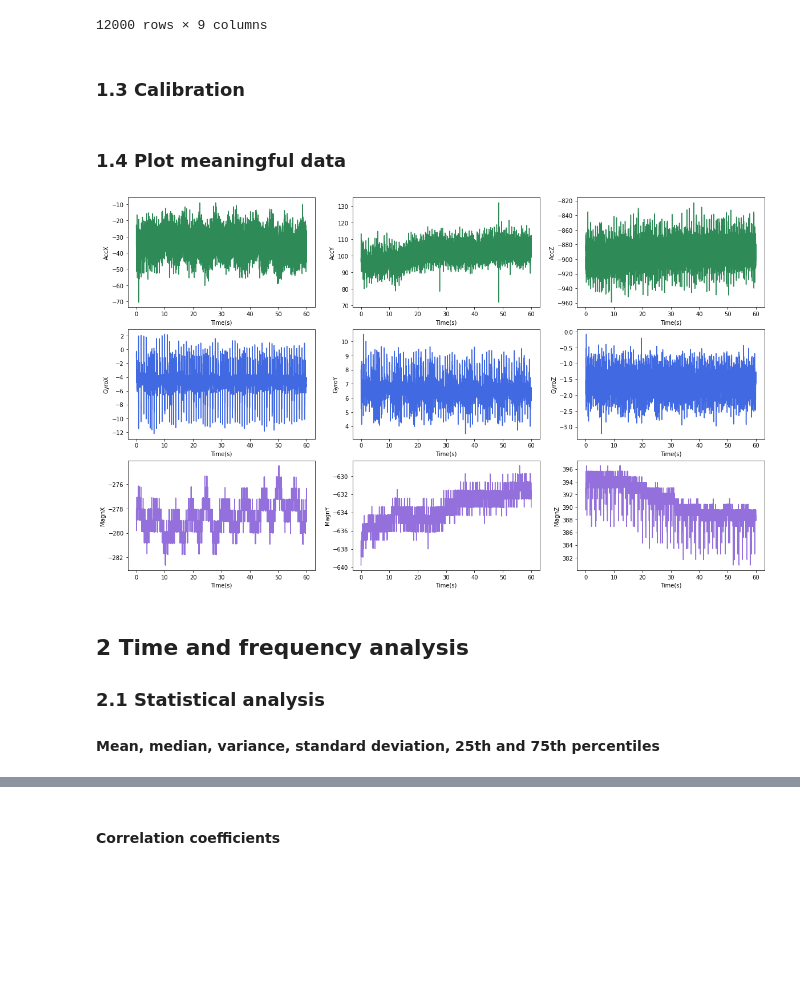
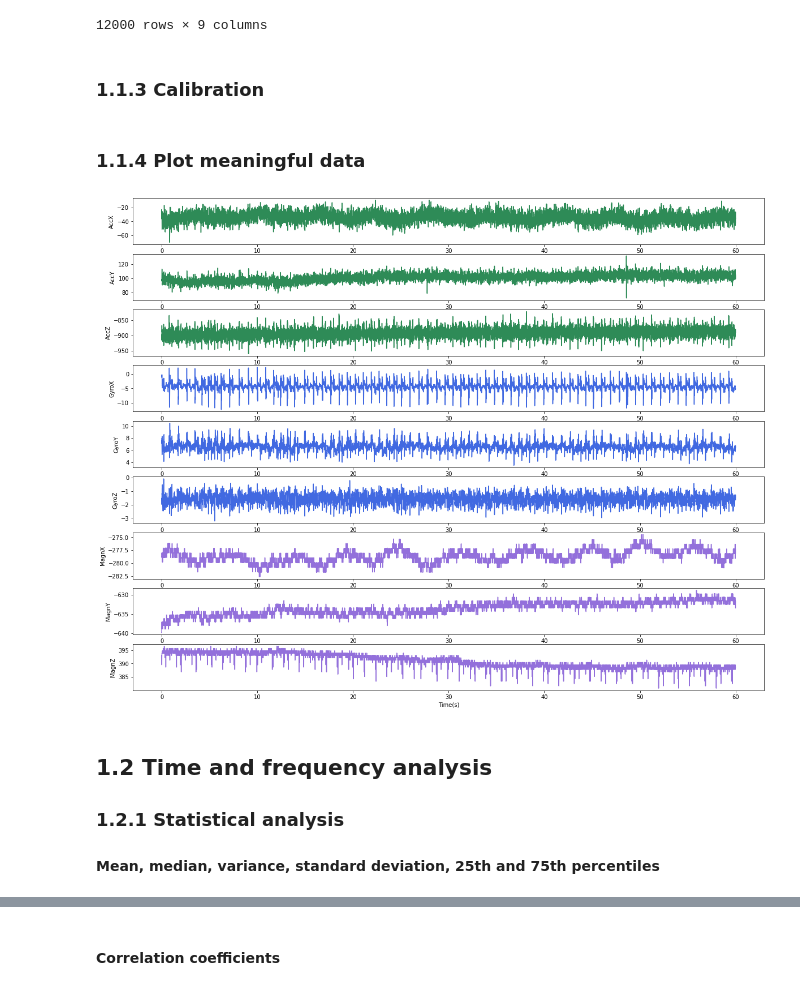
Before and after one commit to Mohsen-Kordi/ProjectRESP, a Jupyter notebook: Project.ipynb, the cells around one changed output, grey strips where cells are left out. Cells and saved outputs as stored; diff of their text form; code cells hidden in the pictures; blank space fills up the shorter version.

Commit message:
Data preparation for second file

```diff
--- a/Project.ipynb
+++ b/Project.ipynb
@@ -163,7 +163,7 @@ df2
 | 13999 | -38.674 | 119.743 | -937.143 | -2.854962 | 3.419847 | -0.885496 | -211 | -432 | 427 |
 12000 rows × 9 columns
 # %% [markdown]
-### 1.3 Calibration
+### 1.1.3 Calibration
 # %%
 gyro_offset = np.array([-2.242224,2.963463,-0.718397])
 
@@ -181,18 +181,18 @@ df2[['GyroX','GyroY','GyroZ']] = df2[['GyroX','GyroY','GyroZ']] + gyro_offset.T
 df2[['AccX','AccY','AccZ']] = np.dot(df2[['AccX','AccY','AccZ']],acc_cal.T) + acc_offset.T
 df2[['MagnX','MagnY','MagnZ']] = np.dot(df2[['MagnX','MagnY','MagnZ']],magn_cal.T) + magn_offset.T
 # %% [markdown]
-### 1.4 Plot meaningful data
+### 1.1.4 Plot meaningful data
 # %%
-fig, axs = plt.subplots(3, 3, figsize = (20, 12))
+fig, axs = plt.subplots(9, 1, figsize = (20, 16))
 for i, ax in enumerate(axs.flat):
     ax.plot(x, df2[y_label[i]], color = color[i])
     ax.set_xlabel('Time(s)')
     ax.set_ylabel(y_label[i])
 # %% [output]
-[figure, old version]
+[figure, new version]
 # %% [markdown]
-## 2 Time and frequency analysis
-### 2.1 Statistical analysis
+## 1.2 Time and frequency analysis
+### 1.2.1 Statistical analysis
 #### Mean, median, variance, standard deviation, 25th and 75th percentiles
 # %%
 stat = pd.DataFrame({'Mean': df2.mean(), 'Median': df2.median(), 'Variance': df2.var(), 'Standard deviation': df2.std(),
```
Also changed, not shown: parts of 16 cells of this notebook.
